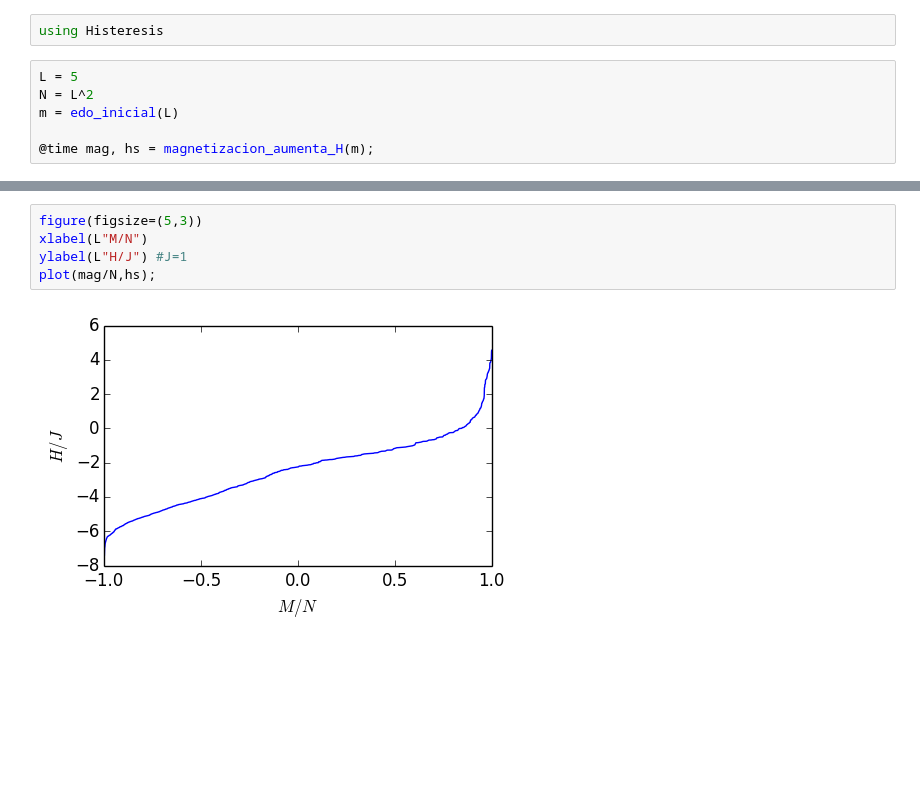
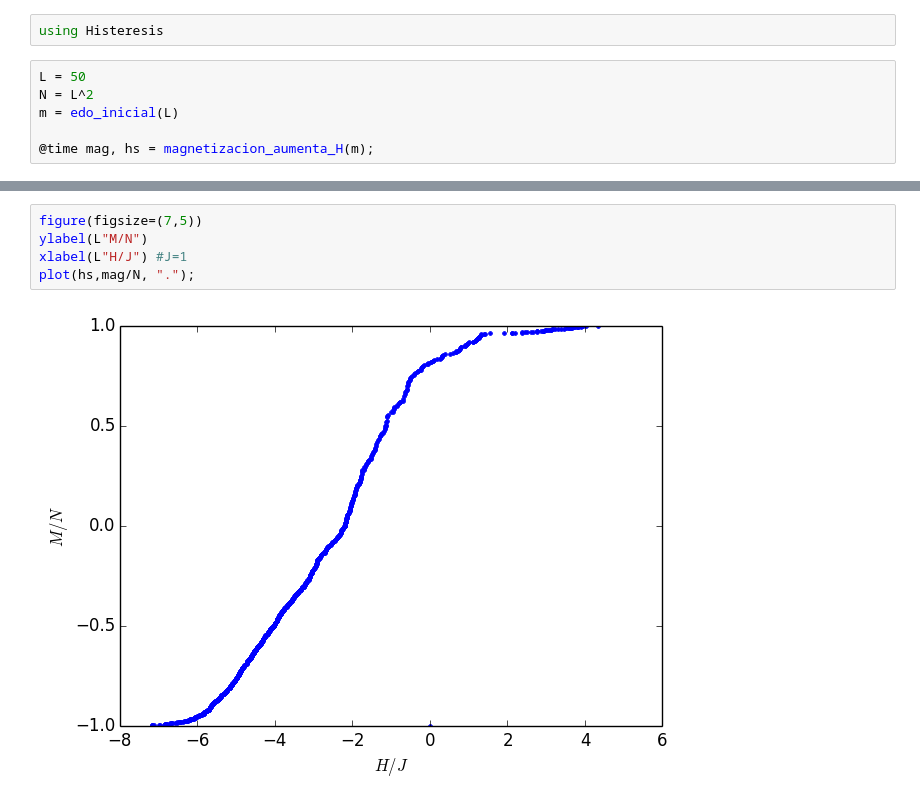
Before and after one commit to rodrigolece/proyecto-final-mcmc, a Jupyter notebook: presentacion.ipynb, the cells around one changed output, grey strips where cells are left out. Cells and saved outputs as stored; diff of their text form; blank space fills up the shorter version.

```diff
--- a/presentacion.ipynb
+++ b/presentacion.ipynb
@@ -13,7 +16,7 @@ INFO: Loading help data...
 # %%
 using Histeresis
 # %%
-L = 5
+L = 50
 N = L^2
 m = edo_inicial(L)
 
@@ -23,7 +26,7 @@ elapsed time: 0.000143589 seconds (20832 bytes allocated)
 # %%
-figure(figsize=(5,3))
-xlabel(L"M/N")
-ylabel(L"H/J") #J=1
-plot(mag/N,hs);
+figure(figsize=(7,5))
+ylabel(L"M/N")
+xlabel(L"H/J") #J=1
+plot(hs,mag/N, ".");
 # %% [output]
-[figure, old version]
+[figure, new version]
```
Also changed, not shown: parts of 10 cells of this notebook, 1 other file.
